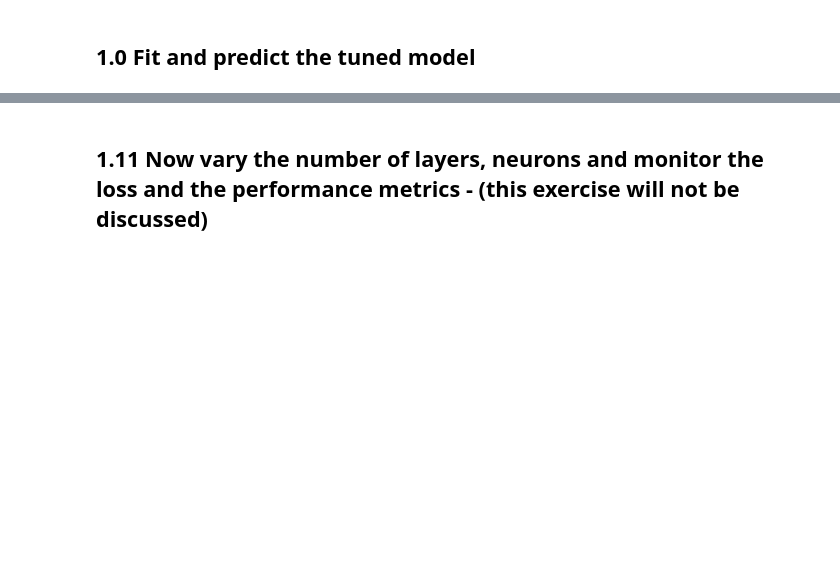
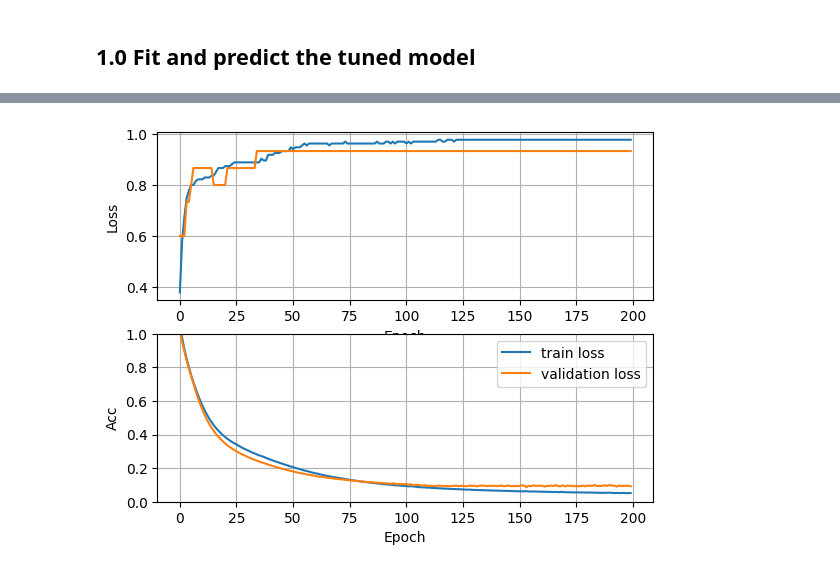
Before and after one commit to Oscilous/SDU-IML, a Jupyter notebook: 8. Deep Learning/Exercise8.ipynb, the cells around one changed output, grey strips where cells are left out. Drawn from its saved outputs; the diff is of its cells as text; code cells hidden in the pictures; blank space fills up the shorter version.

```diff
--- a/8. Deep Learning/Exercise8.ipynb
+++ b/8. Deep Learning/Exercise8.ipynb
@@ -123,4 +202,12 @@ Tune the hyperparameters batch_size (batch_size=[5,10,20]) and epochs (epochs =
 # %% [markdown]
 ## 1.0 Fit and predict the tuned model
 # %%
-# --- Here goes your code ---
+model=create_model()
+history=model.fit(X_train_normalized,y_train,validation_data=(X_test_normalized, y_test), batch_size=5,epochs=200,verbose=2)
+prediction=model.predict(X_test_normalized)
+length=len(prediction)
+y_label=np.argmax(y_test,axis=1)
+predict_label=np.argmax(prediction,axis=1)
+
+accuracy=np.sum(y_label==predict_label)/length * 100
+print("Accuracy of the dataset",accuracy )
@@ -127,2 +232,4 @@ Tune the hyperparameters batch_size (batch_size=[5,10,20]) and epochs (epochs =
-# %% [markdown]
-## 1.11 Now vary the number of layers, neurons and monitor the loss and the performance metrics - (this exercise will not be discussed)
+# %%
+plot_loss(history)
+# %% [output]
+[figure, added]
```
Also changed, not shown: parts of 10 cells of this notebook.
